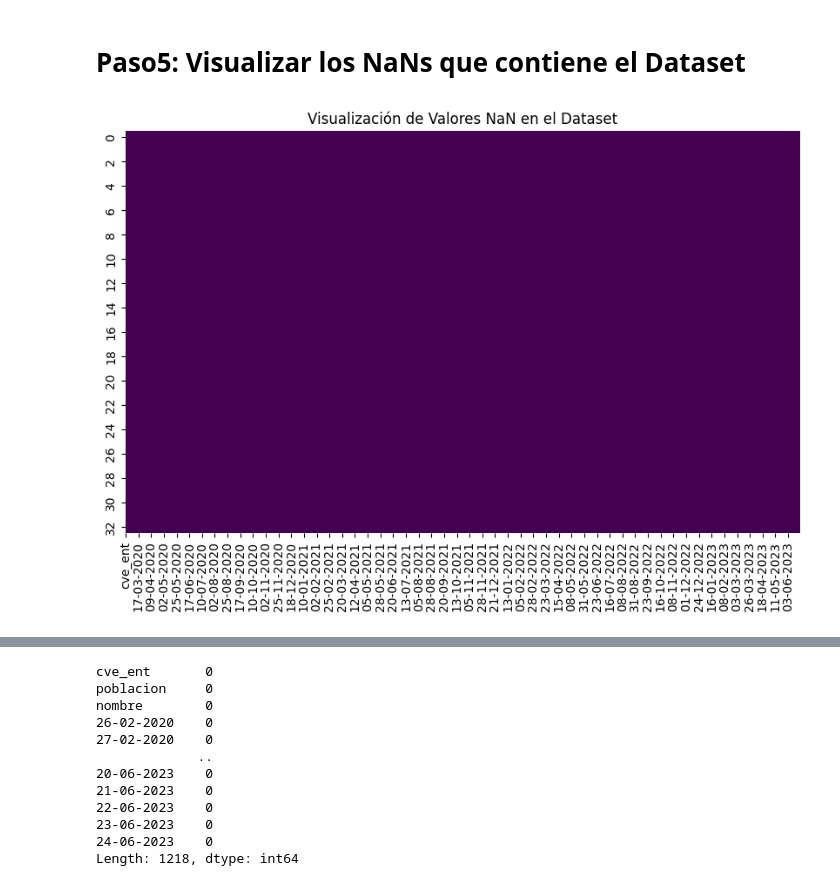
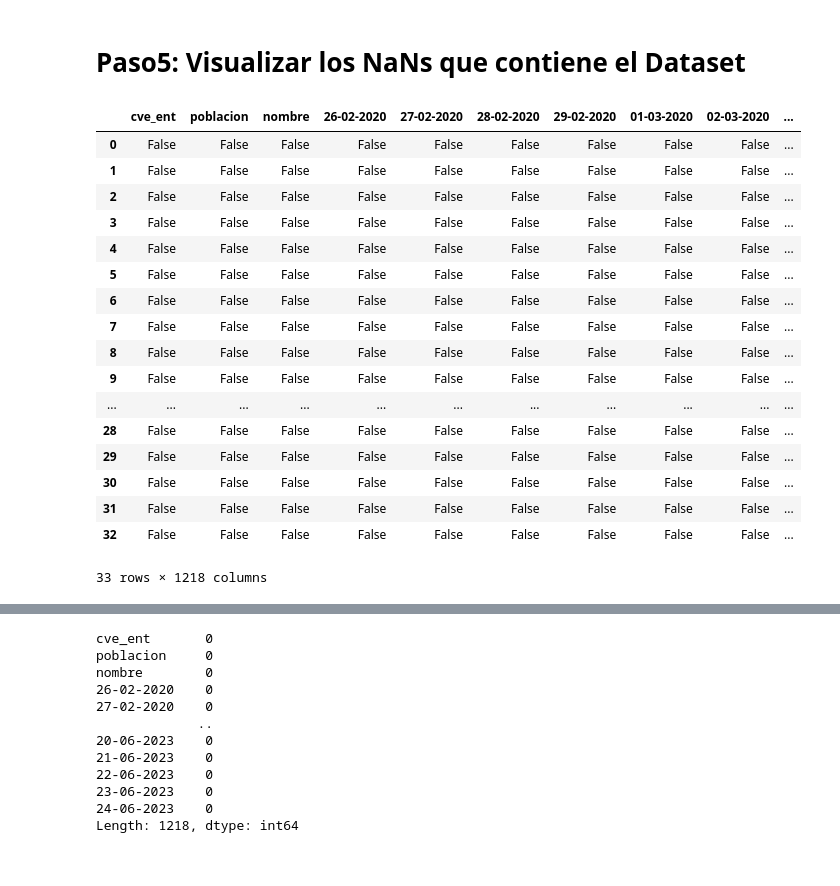
Before and after one commit to EnriquePanni/Covid19, a Jupyter notebook: work/01-Analisis_Exploratorio.ipynb, the cells around one changed output, grey strips where cells are left out. Cells and saved outputs as stored; diff of their text form; code cells hidden in the pictures.

```diff
--- a/work/01-Analisis_Exploratorio.ipynb
+++ b/work/01-Analisis_Exploratorio.ipynb
@@ -83,13 +83,24 @@ nombre: object
 24-06-2023: int64
 # %% [markdown]
 # Paso5: Visualizar los NaNs que contiene el Dataset
-# %%
-import seaborn as sns
-import matplotlib.pyplot as plt
-
-plt.figure(figsize=(10, 6))
-sns.heatmap(data.isna(), cbar=False, cmap='viridis')
-plt.title('Visualización de Valores NaN en el Dataset')
-plt.show()
-# %% [output]
-[figure, removed]
+# %%
+data.isna()
+# %% [output]
+|  | cve_ent | poblacion | nombre | 26-02-2020 | 27-02-2020 | 28-02-2020 | 29-02-2020 | 01-03-2020 | 02-03-2020 | ... |
+| 0 | False | False | False | False | False | False | False | False | False | ... |
+| 1 | False | False | False | False | False | False | False | False | False | ... |
+| 2 | False | False | False | False | False | False | False | False | False | ... |
+| 3 | False | False | False | False | False | False | False | False | False | ... |
+| 4 | False | False | False | False | False | False | False | False | False | ... |
+| 5 | False | False | False | False | False | False | False | False | False | ... |
+| 6 | False | False | False | False | False | False | False | False | False | ... |
+| 7 | False | False | False | False | False | False | False | False | False | ... |
+| 8 | False | False | False | False | False | False | False | False | False | ... |
+| 9 | False | False | False | False | False | False | False | False | False | ... |
+| ... | ... | ... | ... | ... | ... | ... | ... | ... | ... | ... |
+| 28 | False | False | False | False | False | False | False | False | False | ... |
+| 29 | False | False | False | False | False | False | False | False | False | ... |
+| 30 | False | False | False | False | False | False | False | False | False | ... |
+| 31 | False | False | False | False | False | False | False | False | False | ... |
+| 32 | False | False | False | False | False | False | False | False | False | ... |
+33 rows × 1218 columns
```
Also changed, not shown: parts of 1 cell of this notebook.
